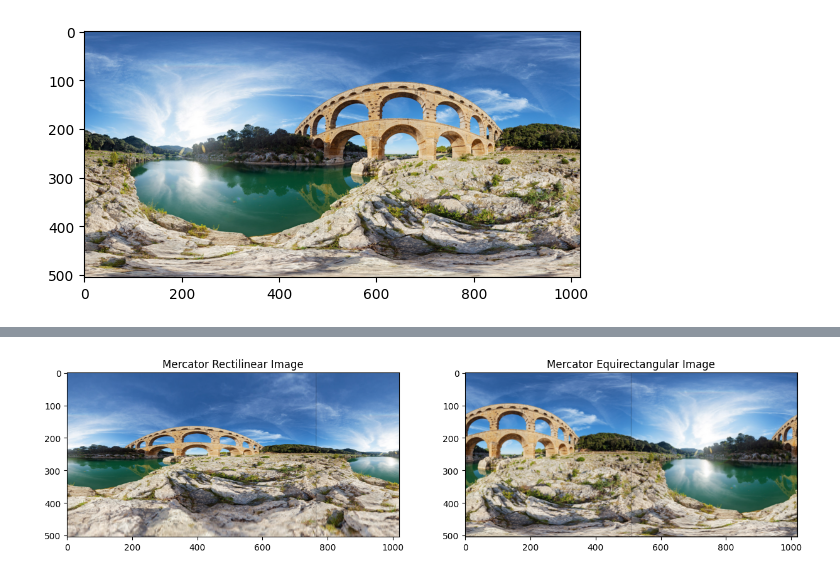
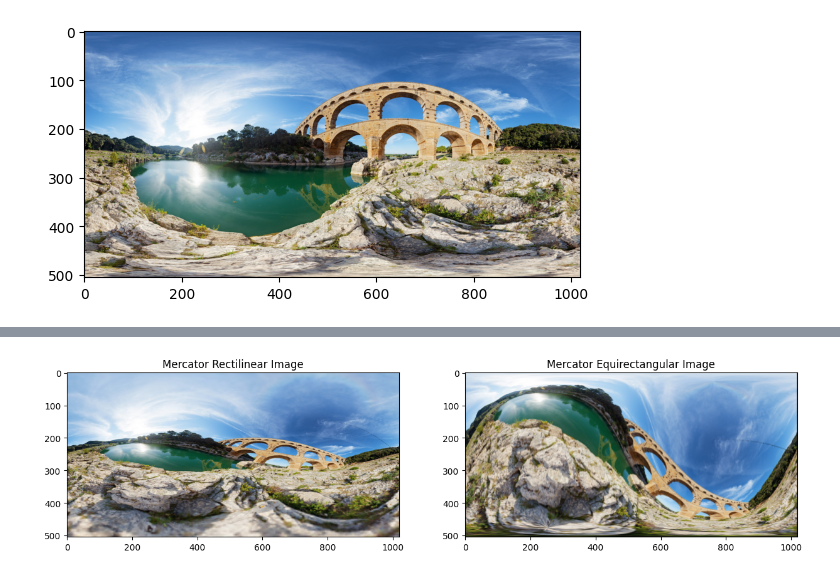
Before and after one commit to RobinsonGarcia/ProjectionRegistry, a Jupyter notebook: main.ipynb, the cells around one changed output, grey strips where cells are left out. Cells and saved outputs as stored; diff of their text form; code cells hidden in the pictures.

```diff
--- a/main.ipynb
+++ b/main.ipynb
@@ -279,7 +90,7 @@ def test_gnomonic_projection(image_path: str, output_dir: str,**kwargs):
     plt.show()
 
 kwargs = {
-    'delta_lon': 0,
+    'delta_lon': 180,
     'delta_lat': 0
 }
 test_gnomonic_projection(image_path="data/image1.png", output_dir="results",**kwargs)
@@ -364,8 +186,8 @@ def test_mercator_projection(image_path: str, output_dir: str,**kwargs):
     return rectilinear_img, equirectangular_img, mask
 
 kwargs = {
-    'delta_lon': 90,
-    'delta_lat': 0
+    'delta_lon': 0,
+    'delta_lat': 30
 }
 
 rectilinear_img , equirectangular_img, mask = test_mercator_projection(image_path="data/image1.png", output_dir="results", **kwargs)
@@ -383,4 +205,4 @@ Mercator Projection Mean Absolute Error: 128.3503751260382
 255
-[figure, old version]
+[figure, new version]
 # %%
 rectilinear_img
```
Also changed, not shown: parts of 8 cells of this notebook, 1 other file.
